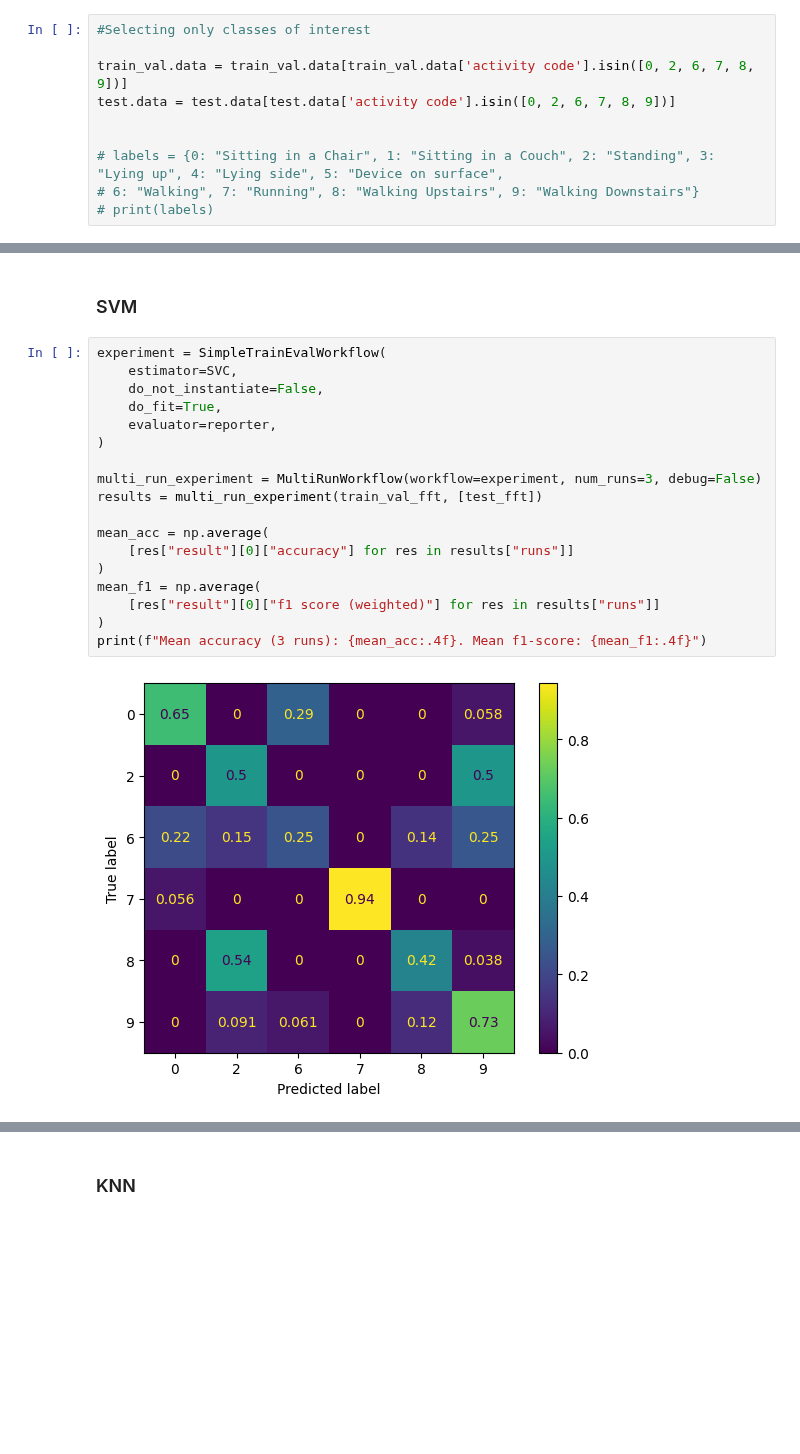
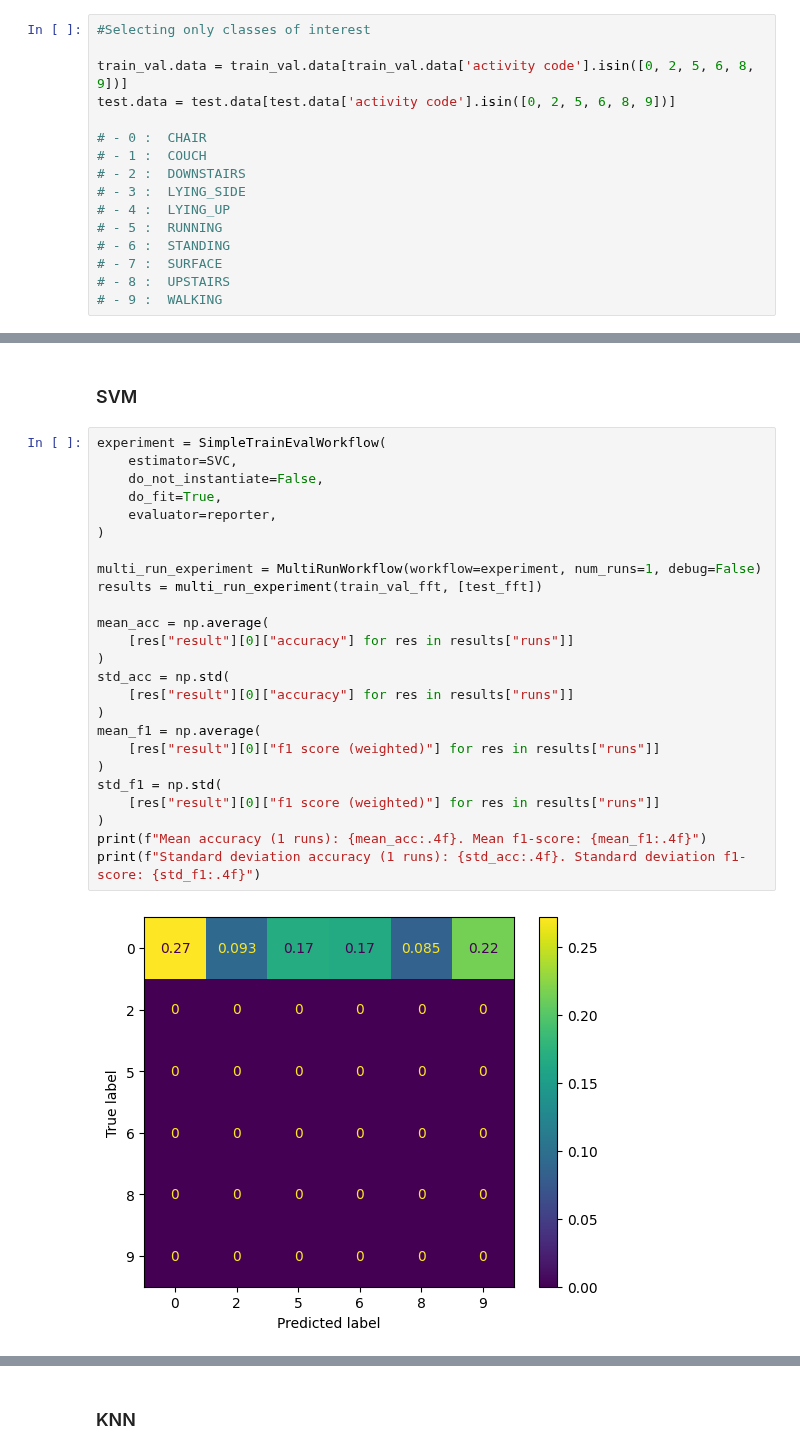
Before and after one commit to otavioon/librep-hiaac, a Jupyter notebook: experiments/Intra_datasets/charm.ipynb, the cells around one changed output, grey strips where cells are left out. Saved outputs shown, nothing was run; the diff lists cells and outputs as text; blank space fills up the shorter version.

Commit message:
Atualized experiments with std

```diff
--- a/experiments/Intra_datasets/charm.ipynb
+++ b/experiments/Intra_datasets/charm.ipynb
@@ -40,13 +40,19 @@ train_val.data['activity code'] = train_val.data['activity code'].astype('int')
 # %%
 #Selecting only classes of interest
 
-train_val.data = train_val.data[train_val.data['activity code'].isin([0, 2, 6, 7, 8, 9])]
-test.data = test.data[test.data['activity code'].isin([0, 2, 6, 7, 8, 9])]
+train_val.data = train_val.data[train_val.data['activity code'].isin([0, 2, 5, 6, 8, 9])]
+test.data = test.data[test.data['activity code'].isin([0, 2, 5, 6, 8, 9])]
 
-
-# labels = {0: "Sitting in a Chair", 1: "Sitting in a Couch", 2: "Standing", 3: "Lying up", 4: "Lying side", 5: "Device on surface",
-# 6: "Walking", 7: "Running", 8: "Walking Upstairs", 9: "Walking Downstairs"}
-# print(labels)
+# - 0 :  CHAIR
+# - 1 :  COUCH
+# - 2 :  DOWNSTAIRS
+# - 3 :  LYING_SIDE
+# - 4 :  LYING_UP
+# - 5 :  RUNNING
+# - 6 :  STANDING
+# - 7 :  SURFACE
+# - 8 :  UPSTAIRS
+# - 9 :  WALKING
 # %%
 # Resampling the dataset to 20 Hz
 # resampler = SimpleResampler(new_sample_size=60)
@@ -178,20 +199,27 @@ Mean accuracy (3 runs): 0.6700. Mean f1-score: 0.6967
 # %%
 experiment = SimpleTrainEvalWorkflow(
     estimator=SVC,
     do_not_instantiate=False,
     do_fit=True,
     evaluator=reporter,
 )
 
-multi_run_experiment = MultiRunWorkflow(workflow=experiment, num_runs=3, debug=False)
+multi_run_experiment = MultiRunWorkflow(workflow=experiment, num_runs=1, debug=False)
 results = multi_run_experiment(train_val_fft, [test_fft])
 
 mean_acc = np.average(
     [res["result"][0]["accuracy"] for res in results["runs"]]
 )
+std_acc = np.std(
+    [res["result"][0]["accuracy"] for res in results["runs"]]
+)
 mean_f1 = np.average(
     [res["result"][0]["f1 score (weighted)"] for res in results["runs"]]
 )
-print(f"Mean accuracy (3 runs): {mean_acc:.4f}. Mean f1-score: {mean_f1:.4f}")
+std_f1 = np.std(
+    [res["result"][0]["f1 score (weighted)"] for res in results["runs"]]
+)
+print(f"Mean accuracy (1 runs): {mean_acc:.4f}. Mean f1-score: {mean_f1:.4f}")
+print(f"Standard deviation accuracy (1 runs): {std_acc:.4f}. Standard deviation f1-score: {std_f1:.4f}")
 # %% [output]
-[figure, old version]
+[figure, new version]
```
Also changed, not shown: parts of 6 cells of this notebook, 2 other files.
